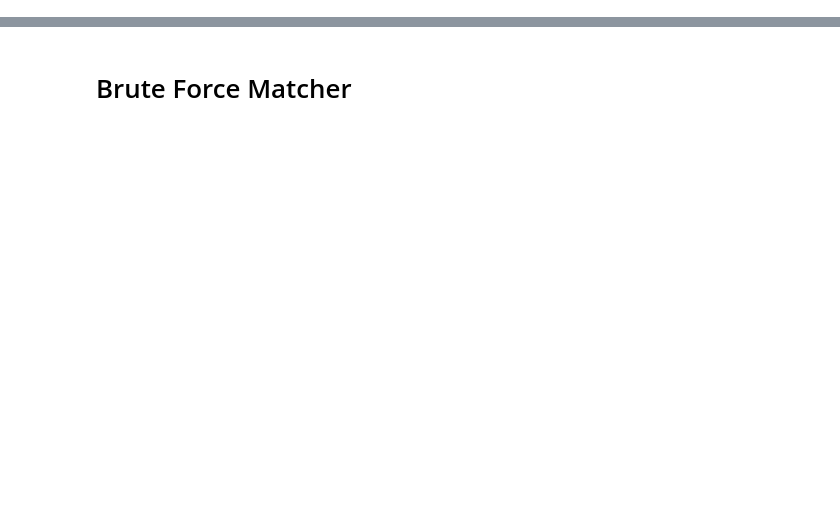
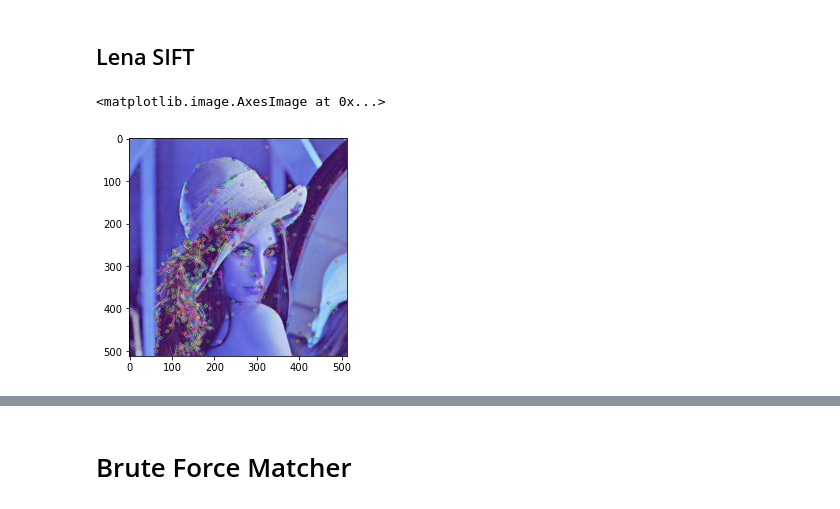
Before and after one commit to Xeposem/ELEC474, a Jupyter notebook: Lab4/PreLab/Main_WilliamDu_20100436.ipynb, the cells around one changed output, grey strips where cells are left out. Drawn from its saved outputs; the diff is of its cells as text; code cells hidden in the pictures; blank space fills up the shorter version.

Commit message:
Added lena comparison and submission file

```diff
--- a/Lab4/PreLab/Main_WilliamDu_20100436.ipynb
+++ b/Lab4/PreLab/Main_WilliamDu_20100436.ipynb
@@ -10,3 +10,5 @@ my_SIFT_instance = cv.SIFT_create()
 # %%
 img1 = cv.imread("backpack_right.png")
 img2 = cv.imread("backpack_left.png")
+lenaimg1 = cv.imread("lena.png")
+lenaimg2 = cv.imread("lena.png")
@@ -30,0 +35,14 @@ plt.imshow(out2)
+# %% [markdown]
+## Lena SIFT
+# %%
+lenakp1, lenades1 = sift.detectAndCompute(lenaimg1,None)
+lenakp2, lenades2 = sift.detectAndCompute(lenaimg2,None)
+lenaout1 = np.zeros((lenaimg1.shape))
+lenaout1 = cv.drawKeypoints(lenaimg1, lenakp1, lenaout1)
+lenaout2 = np.zeros((lenaimg2.shape))
+lenaout2 = cv.drawKeypoints(lenaimg2, lenakp2, lenaout2)
+# %%
+plt.imshow(lenaout1)
+# %% [output]
+<matplotlib.image.AxesImage at 0x...>
+[figure, added]
```
Also changed, not shown: parts of 19 cells of this notebook, 2 other files.
